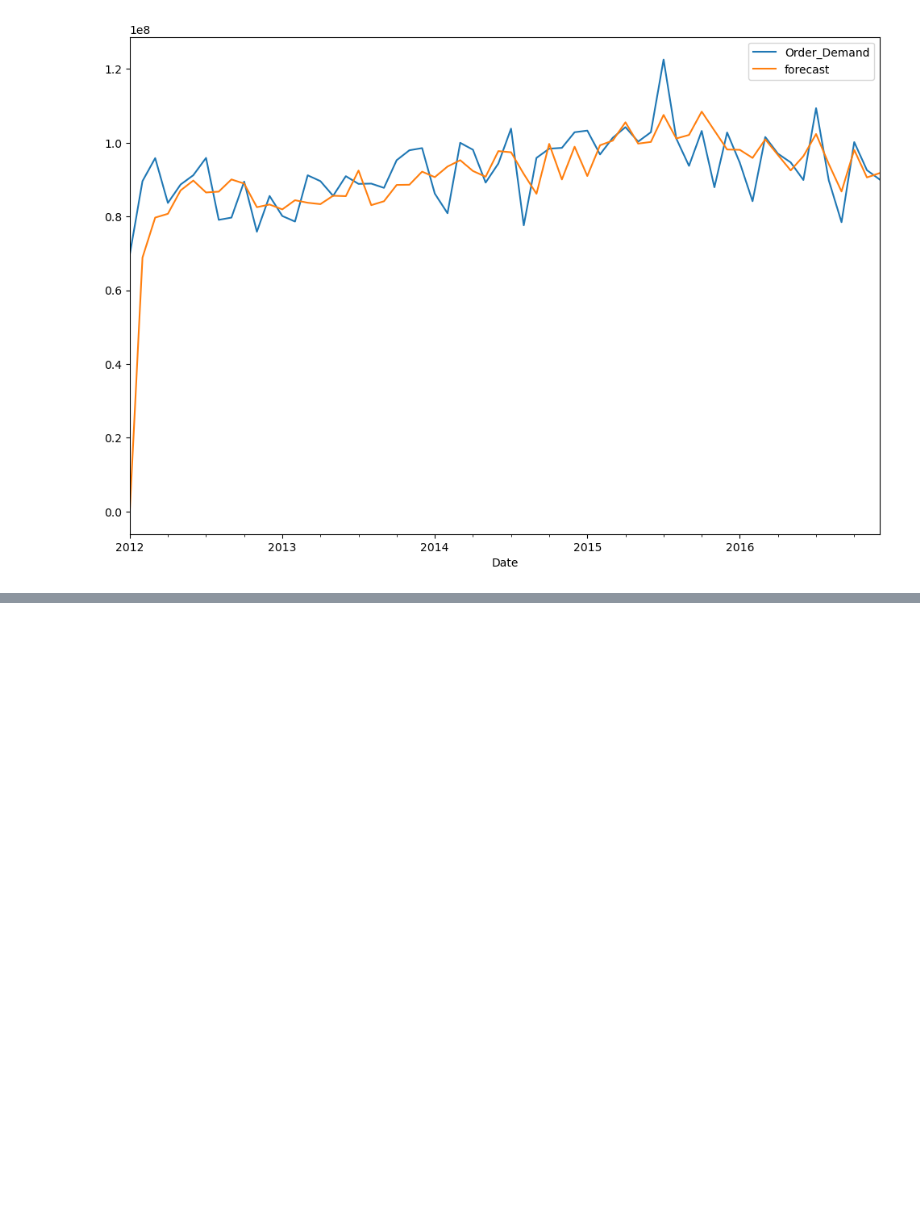
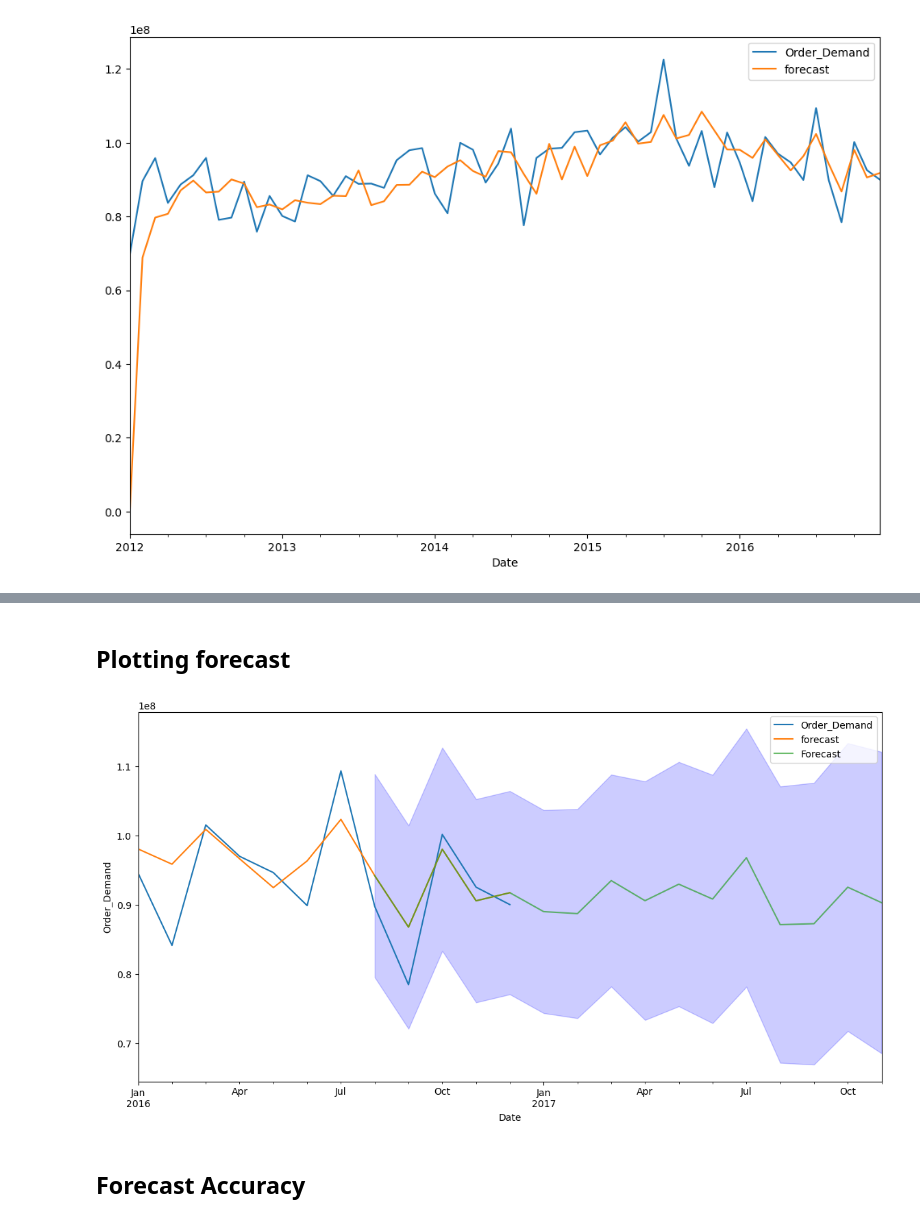
Before and after one commit to jannisz/times_series_1, a Jupyter notebook: note1.ipynb, the cells around one changed output, grey strips where cells are left out. Saved outputs shown, nothing was run; the diff lists cells and outputs as text; code cells hidden in the pictures; blank space fills up the shorter version.

Commit message:
Check accuracy and evm.yml

```diff
--- a/note1.ipynb
+++ b/note1.ipynb
@@ -534,6 +534,7 @@ Warnings:
 [2] Covariance matrix is singular or near-singular, with condition number 3e+41. Standard errors may be unstable.
 # %%
 df_monthly['forecast']= results.predict(start=0, end= 60, dynamic=False)
+pred_for= results.get_prediction(start= 55, end=70,  dynamic=False)
 df_monthly[['Order_Demand', 'forecast']].plot(figsize=(12,8))
 # %% [output]
 <Axes: xlabel='Date'>
@@ -545,0 +547,20 @@ results.plot_diagnostics()
+# %% [markdown]
+## Plotting forecast
+# %%
+#Condidence interval
+pred_ci= pred_for.conf_int()
+
+#Plotting actual and forecasted values.
+ax = df_monthly['2016':].plot(label='actual')
+pred_for.predicted_mean.plot(ax=ax, label='Forecast', alpha=.7, figsize=(14, 7))
+ax.fill_between(pred_ci.index,
+                pred_ci.iloc[:, 0],
+                pred_ci.iloc[:, 1], color='blue', alpha=.2)
+ax.set_xlabel('Date')
+ax.set_ylabel('Order_Demand')
+plt.legend()
+plt.show()
+# %% [output]
+[figure, added]
+# %% [markdown]
+## Forecast Accuracy
```
Also changed, not shown: parts of 6 cells of this notebook, 1 other file.
